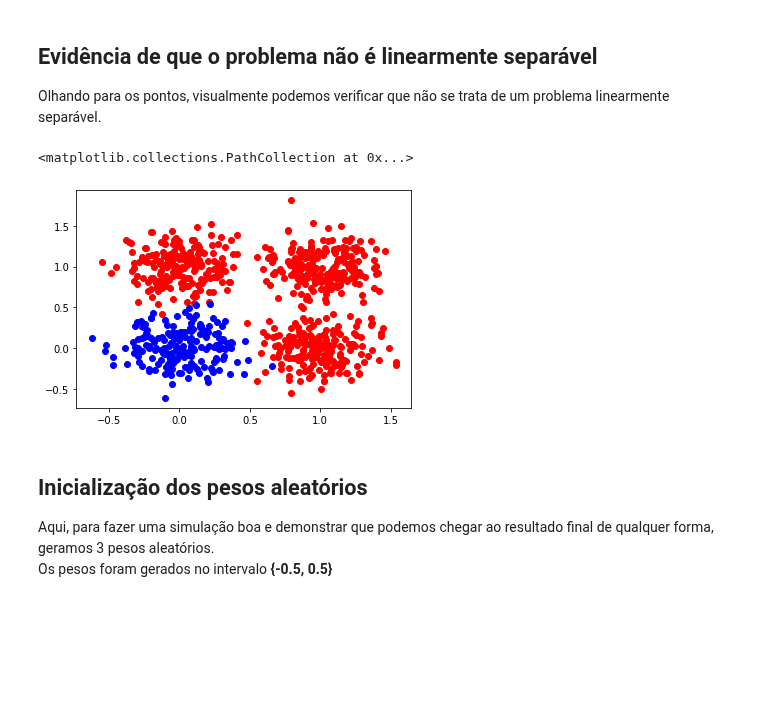
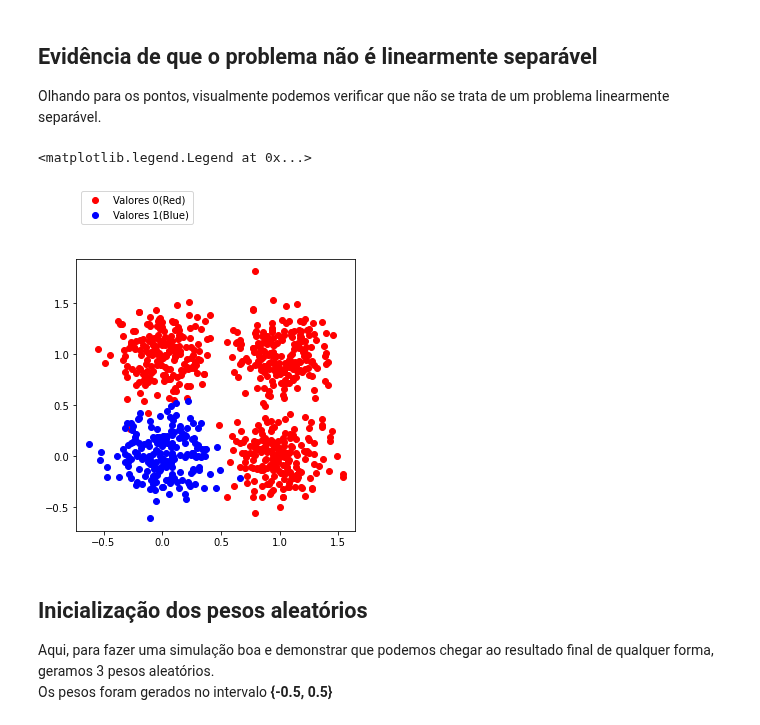
Before and after one commit to levidasilvalima/RNA-PP2, a Jupyter notebook: Parte3/PP2_parte3.ipynb, the cells around one changed output. Drawn from its saved outputs; the diff is of its cells as text; code cells hidden in the pictures; blank space fills up the shorter version.

```diff
--- a/Parte3/PP2_parte3.ipynb
+++ b/Parte3/PP2_parte3.ipynb
@@ -127,20 +127,22 @@ Olhando para os pontos, visualmente podemos verificar que não se trata de um pr
 # %%
 pontosAzul = [[], []]
 pontosVermelho = [[], []]
 
 for index in range(len(vetor_resposta_geral)):
   if (vetor_resposta_geral[index] == 0):
     pontosVermelho[0].append(vetor_X[index])
     pontosVermelho[1].append(vetor_Y[index])
   else:
     pontosAzul[0].append(vetor_X[index])
     pontosAzul[1].append(vetor_Y[index])
 
+plt.rcParams['figure.figsize'] = (5, 5)
 plt.scatter(pontosVermelho[0], pontosVermelho[1], c="red", label = "Valores 0(Red)")
 plt.scatter(pontosAzul[0], pontosAzul[1], c="blue", label = "Valores 1(Blue)")
+plt.legend(loc="upper left", bbox_to_anchor=(0, 1.27))
 # %% [output]
-<matplotlib.collections.PathCollection at 0x...>
+<matplotlib.legend.Legend at 0x...>
-[figure, old version]
+[figure, new version]
 # %% [markdown]
 ## Inicialização dos pesos aleatórios
 Aqui, para fazer uma simulação boa e demonstrar que podemos chegar ao resultado final de qualquer forma, geramos 3 pesos aleatórios.
```
Also changed, not shown: parts of 11 cells of this notebook, 1 other file.
